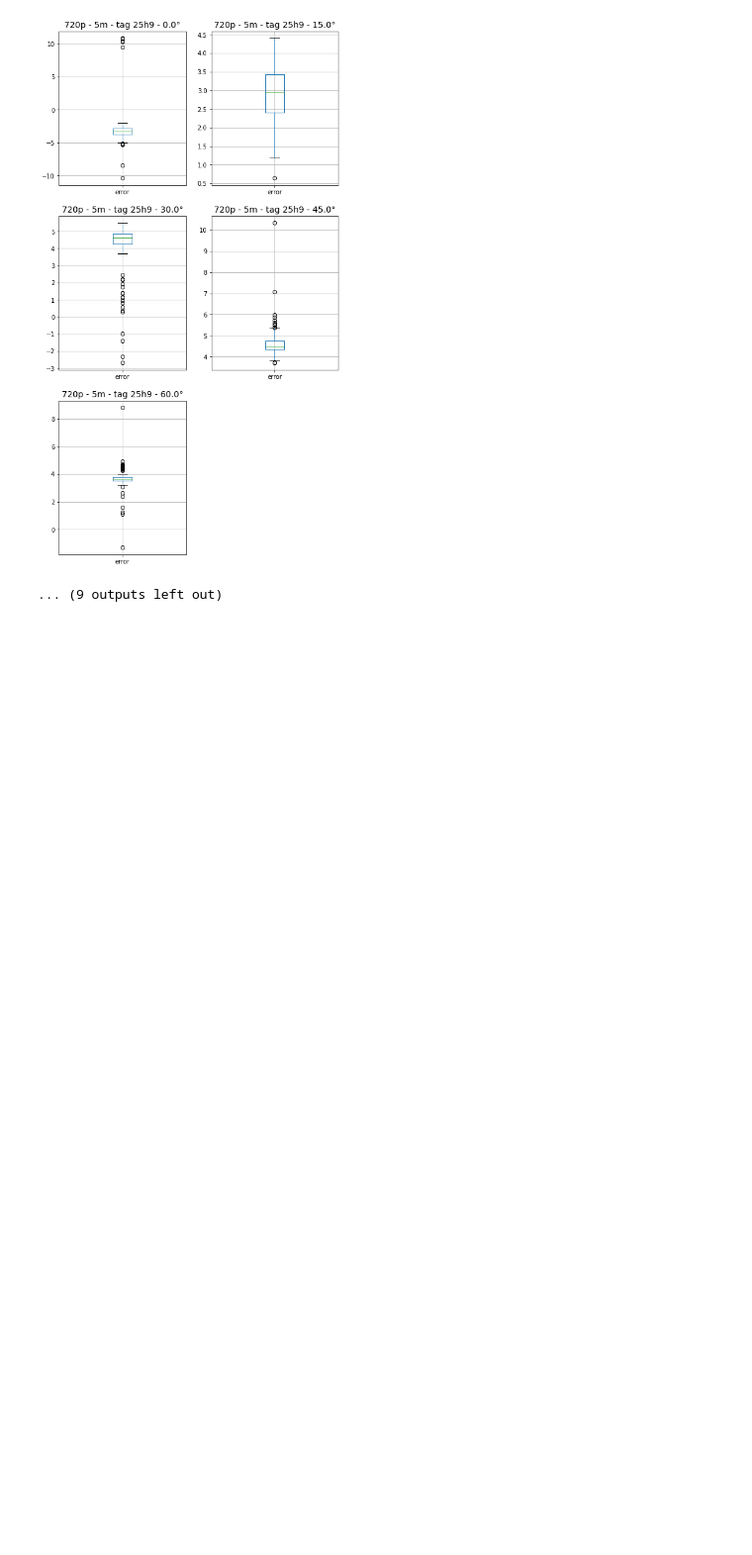
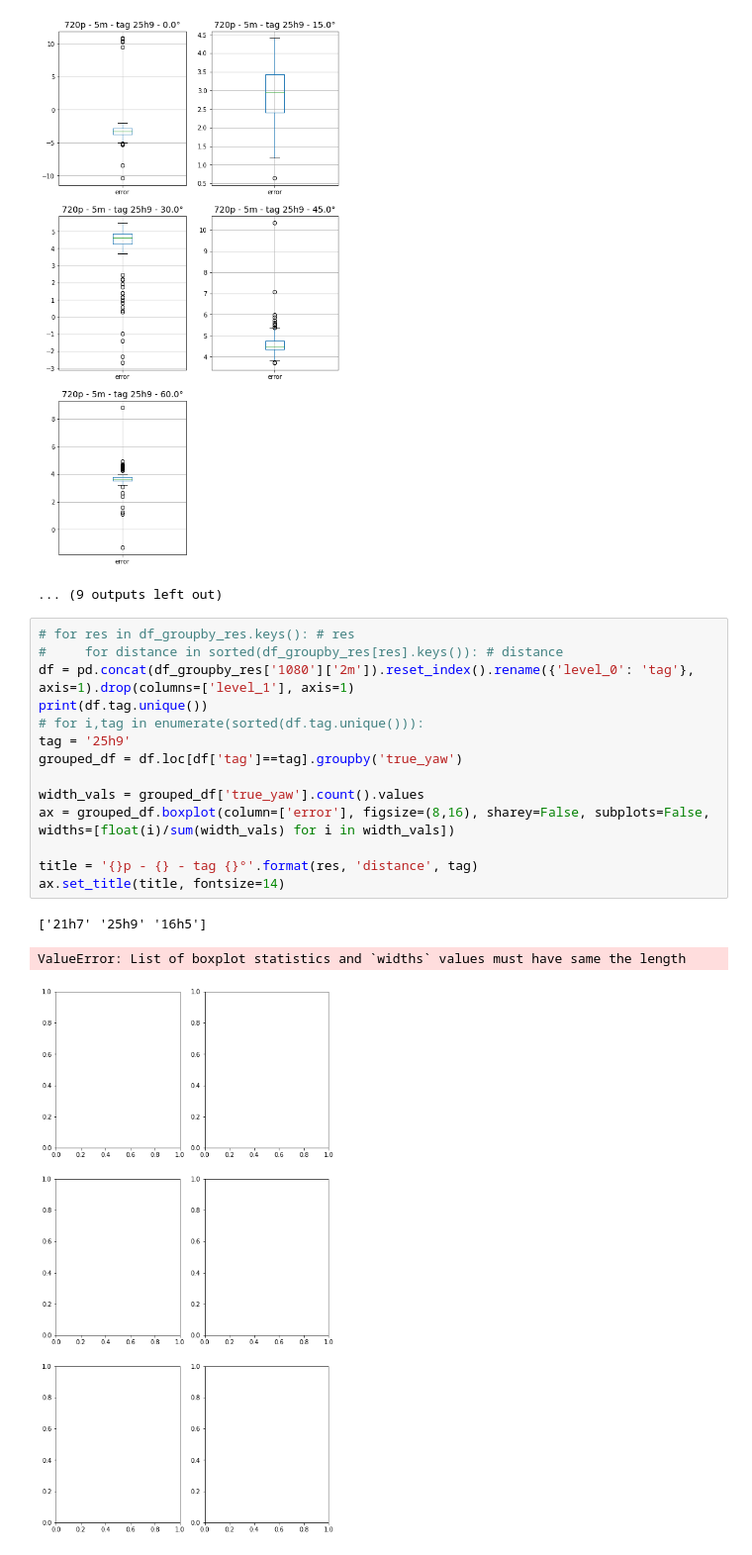
Before and after one commit to hakanErgin/apriltag_test_bench, a Jupyter notebook: analysis/cumulative_rotations.ipynb, the cells around one changed output. Shown at 99% size. Saved outputs shown, nothing was run; the diff lists cells and outputs as text; blank space fills up the shorter version.

```diff
--- a/analysis/cumulative_rotations.ipynb
+++ b/analysis/cumulative_rotations.ipynb
@@ -48,3 +46,21 @@ for res in df_groupby_res.keys(): # res
 [figure]
 [figure]
 ... (9 outputs left out)
+# %%
+# for res in df_groupby_res.keys(): # res
+#     for distance in sorted(df_groupby_res[res].keys()): # distance
+df = pd.concat(df_groupby_res['1080']['2m']).reset_index().rename({'level_0': 'tag'}, axis=1).drop(columns=['level_1'], axis=1)
+print(df.tag.unique())
+# for i,tag in enumerate(sorted(df.tag.unique())):
+tag = '25h9'
+grouped_df = df.loc[df['tag']==tag].groupby('true_yaw')
+
+width_vals = grouped_df['true_yaw'].count().values
+ax = grouped_df.boxplot(column=['error'], figsize=(8,16), sharey=False, subplots=False, widths=[float(i)/sum(width_vals) for i in width_vals])
+
+title = '{}p - {} - tag {}°'.format(res, 'distance', tag)
+ax.set_title(title, fontsize=14)
+# %% [output]
+['21h7' '25h9' '16h5']
+ValueError: List of boxplot statistics and `widths` values must have same the length
+[figure, added]
```
Also changed, not shown: parts of 4 cells of this notebook, 1 other file.
